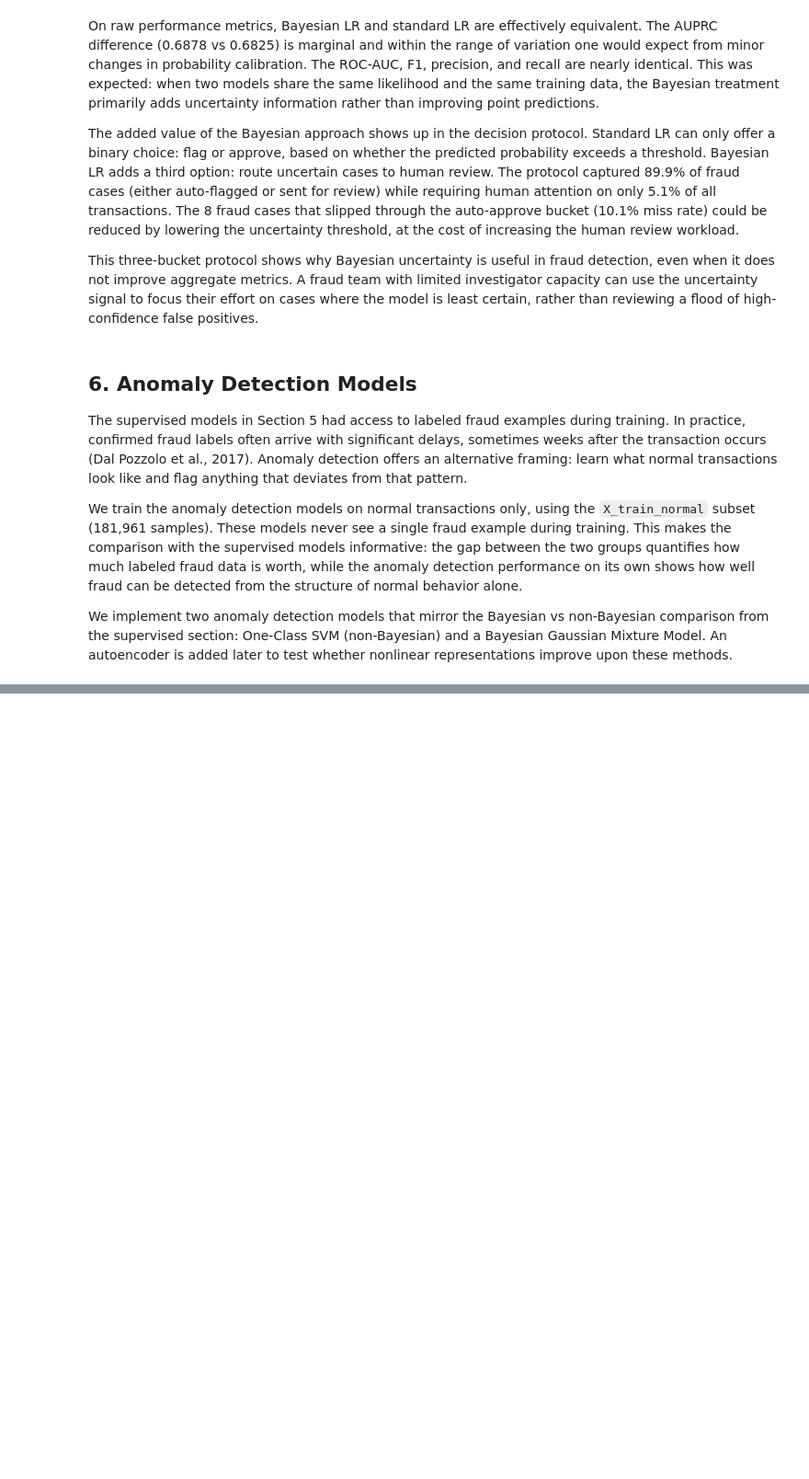
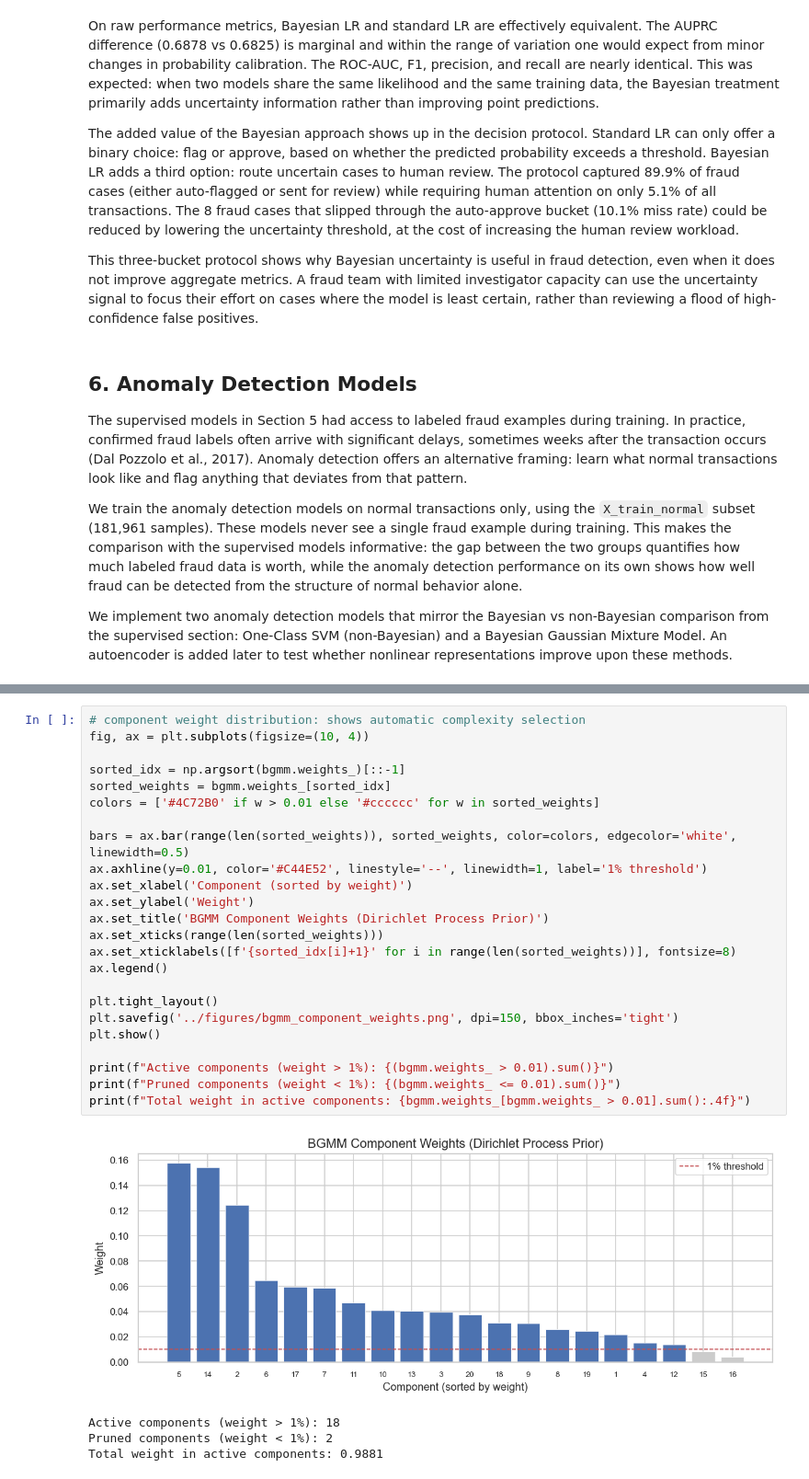
Before and after one commit to adamelhaa/cc-fraud-detection, a Jupyter notebook: notebooks/Notebook.ipynb, the cells around one changed output, grey strips where cells are left out. Shown at 92% size. Cells and saved outputs as stored; diff of their text form; blank space fills up the shorter version.

```diff
--- a/notebooks/Notebook.ipynb
+++ b/notebooks/Notebook.ipynb
@@ -1022,0 +1357,29 @@ OC-SVM detects most fraud without ever seeing a fraud example, though at a subst
+# %%
+# component weight distribution: shows automatic complexity selection
+fig, ax = plt.subplots(figsize=(10, 4))
+
+sorted_idx = np.argsort(bgmm.weights_)[::-1]
+sorted_weights = bgmm.weights_[sorted_idx]
+colors = ['#4C72B0' if w > 0.01 else '#cccccc' for w in sorted_weights]
+
+bars = ax.bar(range(len(sorted_weights)), sorted_weights, color=colors, edgecolor='white', linewidth=0.5)
+ax.axhline(y=0.01, color='#C44E52', linestyle='--', linewidth=1, label='1% threshold')
+ax.set_xlabel('Component (sorted by weight)')
+ax.set_ylabel('Weight')
+ax.set_title('BGMM Component Weights (Dirichlet Process Prior)')
+ax.set_xticks(range(len(sorted_weights)))
+ax.set_xticklabels([f'{sorted_idx[i]+1}' for i in range(len(sorted_weights))], fontsize=8)
+ax.legend()
+
+plt.tight_layout()
+plt.savefig('../figures/bgmm_component_weights.png', dpi=150, bbox_inches='tight')
+plt.show()
+
+print(f"Active components (weight > 1%): {(bgmm.weights_ > 0.01).sum()}")
+print(f"Pruned components (weight < 1%): {(bgmm.weights_ <= 0.01).sum()}")
+print(f"Total weight in active components: {bgmm.weights_[bgmm.weights_ > 0.01].sum():.4f}")
+# %% [output]
+[figure, added]
+Active components (weight > 1%): 18
+Pruned components (weight < 1%): 2
+Total weight in active components: 0.9881
```
Also changed, not shown: parts of 73 cells of this notebook, 2 other files.
